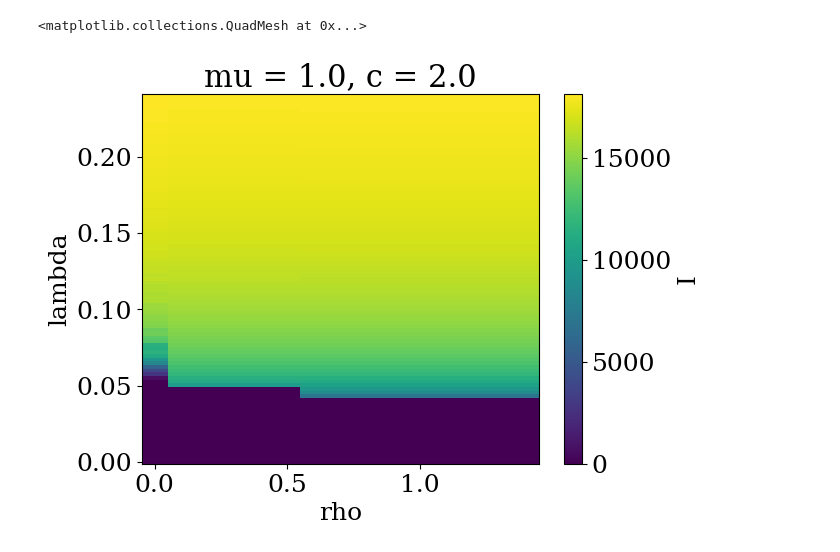
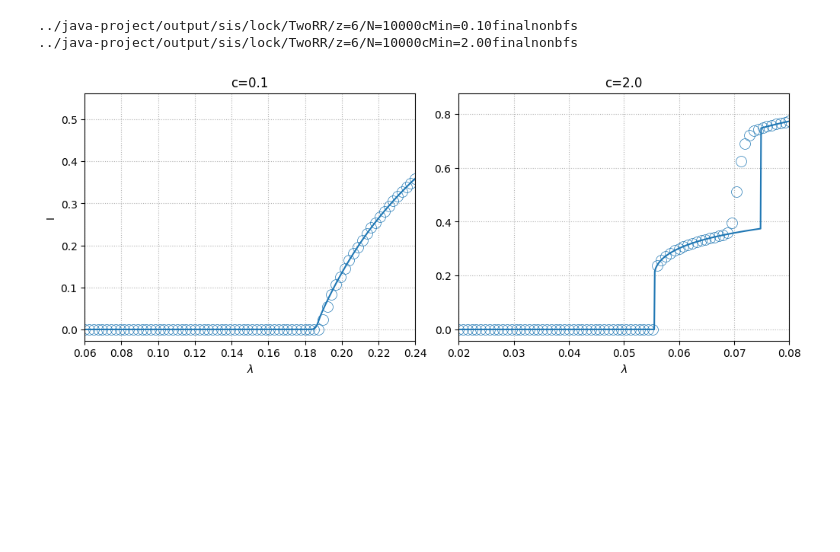
Before and after one commit to Kojirouuuu/trend-sar, a Jupyter notebook: notebook/trend-sis-with-ame.ipynb, the cells around one changed output. Drawn from its saved outputs; the diff is of its cells as text; code cells hidden in the pictures; blank space fills up the shorter version.

```diff
--- a/notebook/trend-sis-with-ame.ipynb
+++ b/notebook/trend-sis-with-ame.ipynb
@@ -65,5 +34,63 @@ I=sim_results["I"]
-# %%
-I.mean(dim="itr").plot()
-# %% [output]
-<matplotlib.collections.QuadMesh at 0x...>
-[figure, removed]
+# %%
+c_list = {0.1,2.0}
+# %%
+sim_results=[[] for _ in range(len(c_list))]
+rho0_values = []
+
+for cidx, c in enumerate(c_list):
+    sim_path = os.path.abspath(os.path.join('..',f'java-project/output/sis/lock/{network_type}/z={z}/N={N}cMin={c:.2f}{file_type}{ini_type}'))
+    print(os.path.relpath(sim_path))
+    for path in Path(sim_path).glob('**/results_*.csv'):
+        sim_results[cidx].append(pd.read_csv(path))
+    sim_results[cidx] = pd.concat(sim_results[cidx])
+    sim_results[cidx] = xr.Dataset.from_dataframe(sim_results[cidx].set_index(index_cols))
+    if (cidx==0):
+        rho0_values = sim_results[cidx].coords["rho"].values
+
+if network_type == "TwoRR":
+    N = 2 * N
+# %% [output]
+../java-project/output/sis/lock/TwoRR/z=6/N=10000cMin=0.10finalnonbfs
+../java-project/output/sis/lock/TwoRR/z=6/N=10000cMin=2.00finalnonbfs
+# %%
+is_final = "true"
+index_cols = [] if is_final == "true" else ["time"]
+index_cols.extend(["lambda", "mu0", "c", "rho"])
+
+ame_results = [[] for _ in range(len(c_list))]
+
+for c_idx, c in enumerate(c_list):
+    ame_path = os.path.abspath(
+            os.path.join(
+                '..',
+                f'c-lang/ame/sis/c={c:.1f}/z={z}_z_bar={z_bar}/is_final={is_final}.csv'
+                # f'c-lang/ame/sis/z={z}/is_final={is_final}.csv'
+            )
+        )
+    ame=pd.read_csv(ame_path)
+    ame = xr.Dataset.from_dataframe(ame.set_index(index_cols))
+    ame_results[c_idx] = ame
+# %%
+fig, axs = plt.subplots(1, len(c_list), figsize=(5*len(c_list), 4), constrained_layout=True)
+if len(c_list) == 1:
+    axs = [axs]
+for c_idx, c in enumerate(c_list):
+    for r_idx, rho in enumerate(rho0_values):
+        I = sim_results[c_idx]["I"]
+        I_rho = I.sel(rho=rho).mean(dim="itr")/N
+        I_rho.plot(ax=axs[c_idx], marker="o", markersize=10, ls="", markerfacecolor="none", markeredgewidth=0.5)
+        ame_I=ame_results[c_idx]["I"]
+        ame_I.sel(rho=rho).sel(c=c).squeeze().plot(ax=axs[c_idx], color="tab:blue")
+    axs[c_idx].set_title(f"c={c}")
+    min_lambda = I.sel(c=c)["lambda"].min()
+    max_lambda = I.sel(c=c)["lambda"].max()
+    axs[c_idx].set_xlim(min_lambda, max_lambda)
+    axs[c_idx].grid(True, linestyle=":")
+    axs[c_idx].set_xlabel(r"$\lambda$")
+    if c_idx == 0:
+        axs[c_idx].set_ylabel("I")
+    else:
+        axs[c_idx].set_ylabel("")
+plt.show()
+# %% [output]
+[figure, added]
```
Also changed, not shown: parts of 2 cells of this notebook, 20 other files.
